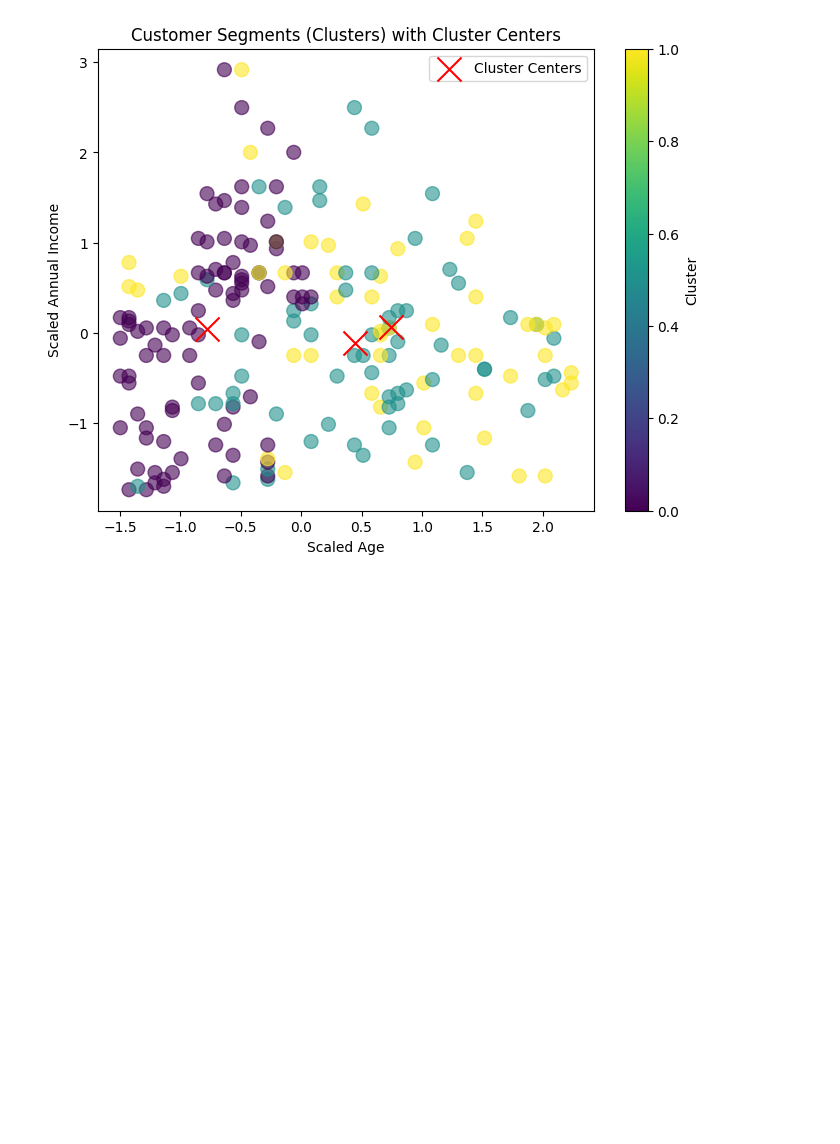
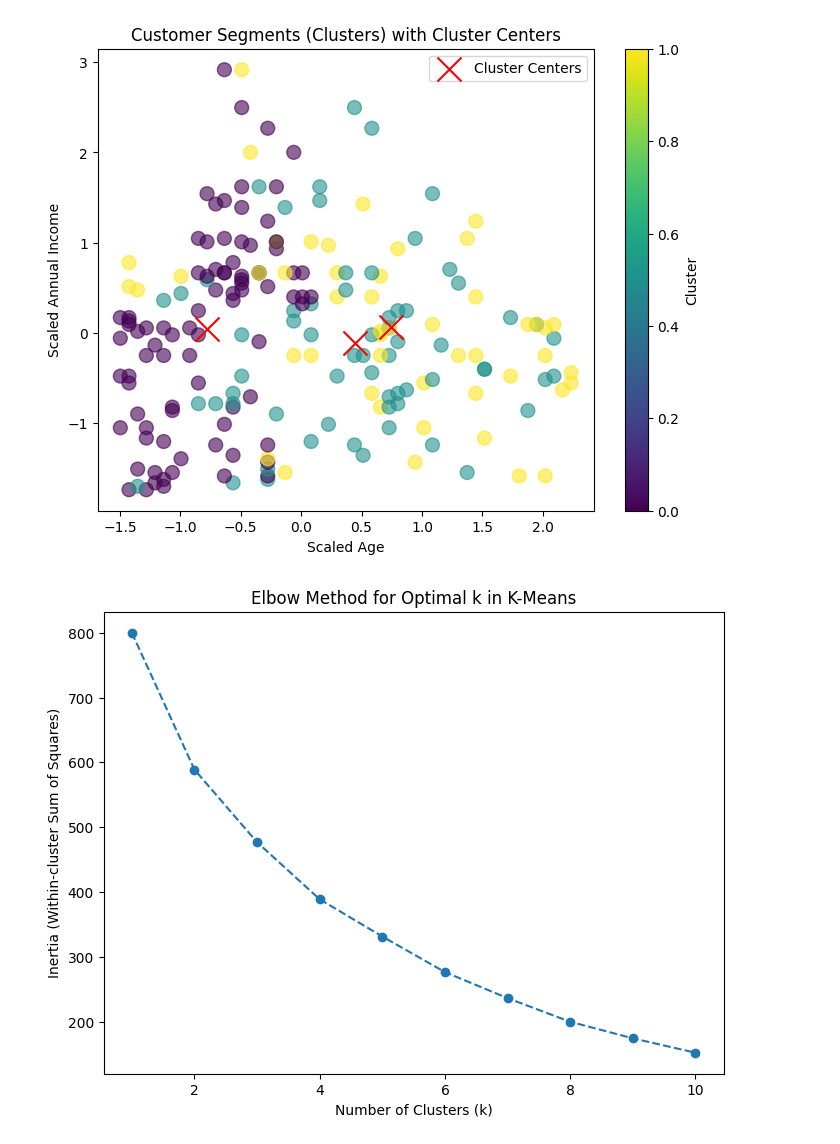
Before and after one commit to 43pratik/ML_lab, a Jupyter notebook: Prac_5.ipynb, the cells around one changed output. Cells and saved outputs as stored; diff of their text form; code cells hidden in the pictures; blank space fills up the shorter version.

```diff
--- a/Prac_5.ipynb
+++ b/Prac_5.ipynb
@@ -103,3 +103,50 @@ plt.legend()
 plt.show()
 # %% [output]
 [figure]
+# %%
+#Bonus assignment
+
+import pandas as pd
+import numpy as np
+import matplotlib.pyplot as plt
+import seaborn as sns
+from sklearn.cluster import KMeans, DBSCAN
+from sklearn.preprocessing import StandardScaler
+from sklearn.impute import SimpleImputer
+from sklearn.metrics import silhouette_score
+
+# Load dataset
+df = pd.read_csv("Mall_Customers.csv")
+
+# Drop CustomerID as it's not useful for clustering
+df.drop(columns=['CustomerID'], inplace=True)
+
+# Handle categorical data (One-Hot Encoding)
+df = pd.get_dummies(df, columns=['Genre'], drop_first=True)
+
+# Handle missing values (if any)
+imputer = SimpleImputer(strategy='mean')
+df_imputed = pd.DataFrame(imputer.fit_transform(df), columns=df.columns)
+
+# Standardize numerical features
+scaler = StandardScaler()
+df_scaled = pd.DataFrame(scaler.fit_transform(df_imputed), columns=df.columns)
+# %%
+### K-Means Clustering ###
+# Determine optimal k using the Elbow Method
+inertia = []
+k_values = range(1, 11)
+for k in k_values:
+    kmeans = KMeans(n_clusters=k, init='k-means++', max_iter=300, n_init=10, random_state=42)
+    kmeans.fit(df_scaled)
+    inertia.append(kmeans.inertia_)
+
+# Plot the Elbow Method graph
+plt.figure(figsize=(8,6))
+plt.plot(k_values, inertia, marker='o', linestyle='--')
+plt.title('Elbow Method for Optimal k in K-Means')
+plt.xlabel('Number of Clusters (k)')
+plt.ylabel('Inertia (Within-cluster Sum of Squares)')
+plt.show()
+# %% [output]
+[figure, added]
```
Also changed, not shown: parts of 4 cells of this notebook.
